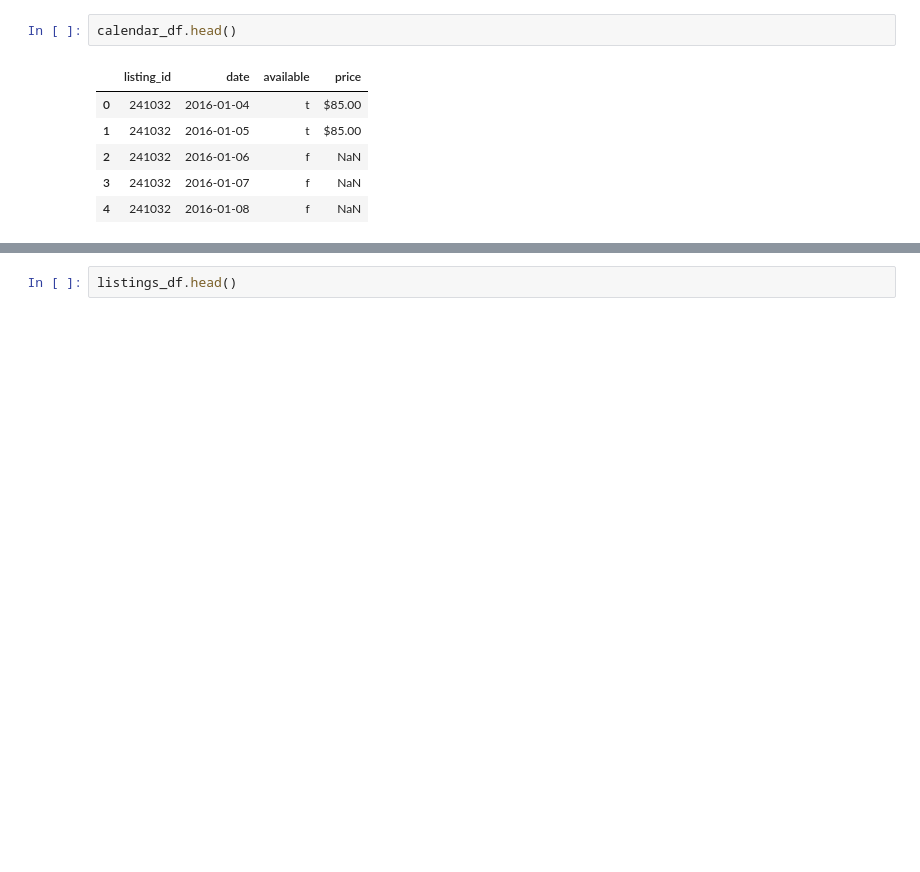
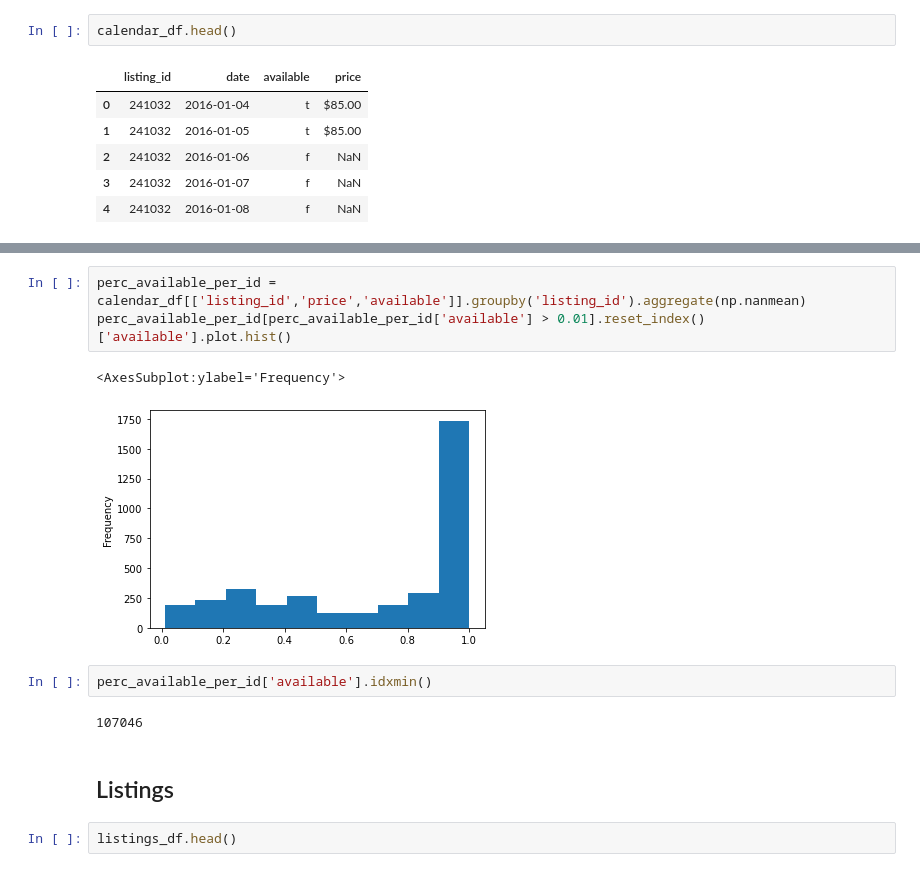
Before and after one commit to nikoladjor/Udacity_Seattle_Airbnb, a Jupyter notebook: Seattle_Airbnb.ipynb, the cells around one changed output, grey strips where cells are left out. Cells and saved outputs as stored; diff of their text form; blank space fills up the shorter version.

```diff
--- a/Seattle_Airbnb.ipynb
+++ b/Seattle_Airbnb.ipynb
@@ -41,3 +104,15 @@ calendar_df.head()
+# %%
+perc_available_per_id = calendar_df[['listing_id','price','available']].groupby('listing_id').aggregate(np.nanmean)
+perc_available_per_id[perc_available_per_id['available'] > 0.01].reset_index()['available'].plot.hist()
+# %% [output]
+<AxesSubplot:ylabel='Frequency'>
+[figure, added]
+# %%
+perc_available_per_id['available'].idxmin()
+# %% [output]
+107046
+# %% [markdown]
+## Listings
 # %%
 listings_df.head()
 # %% [output]
```
Also changed, not shown: parts of 62 cells of this notebook, 1 other file.
